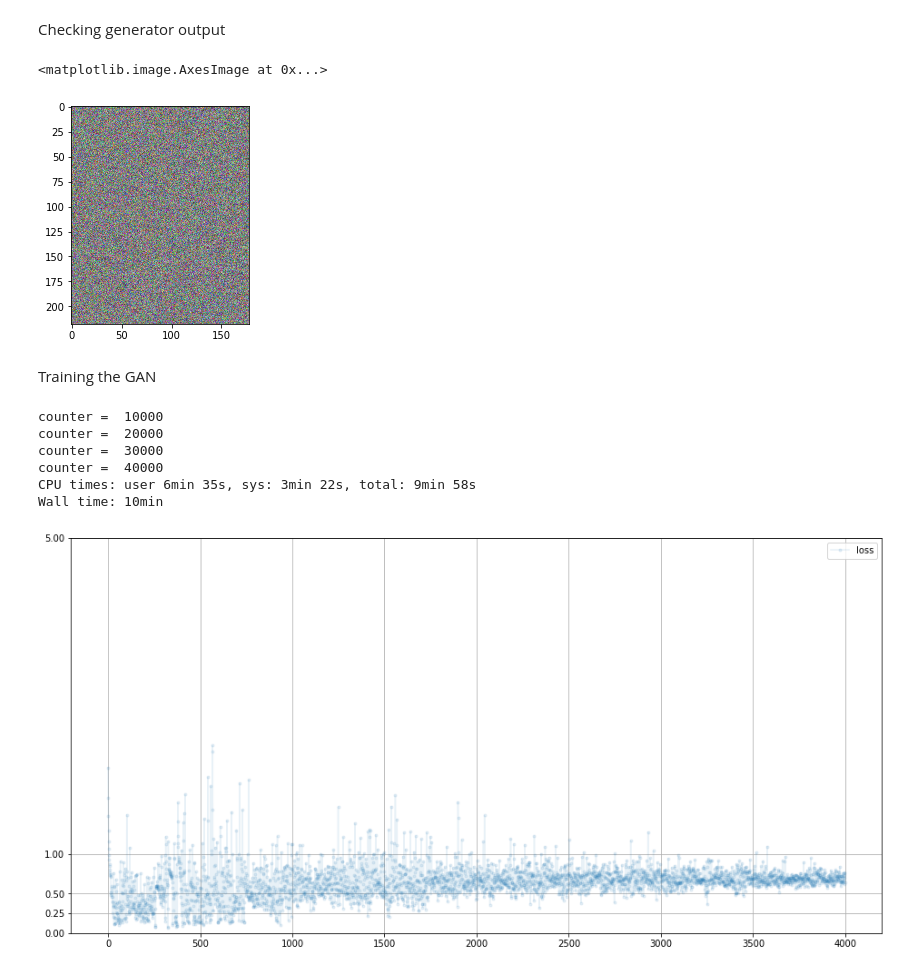
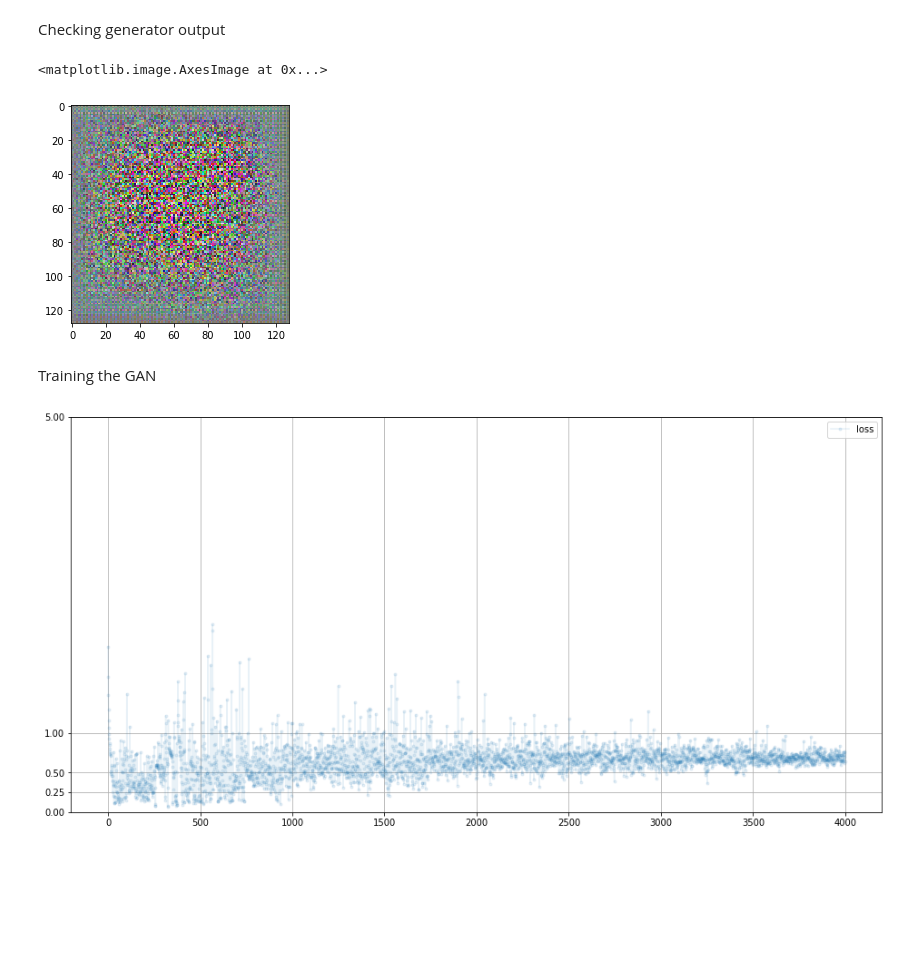
Before and after one commit to Azuremis/make_your_first_gan_with_pytorch, a Jupyter notebook: human_face_gan_cnn.ipynb, the cells around one changed output. Saved outputs shown, nothing was run; the diff lists cells and outputs as text; code cells hidden in the pictures; blank space fills up the shorter version.

```diff
--- a/human_face_gan_cnn.ipynb
+++ b/human_face_gan_cnn.ipynb
@@ -226,12 +226,26 @@ class Generator(nn.Module):
         # set up layers
         self.model = nn.Sequential(
 
-            nn.Linear(100, 300),
-            nn.LeakyReLU(),
-            nn.LayerNorm(300),
-            nn.Linear(300, 218*178*3),
-            nn.Sigmoid(),
-            View((218, 178, 3))
+            # seed tensor transformation
+            nn.Linear(100, 3*11*11),
+            nn.LeakyReLU(0.02),
+
+            # reshape to 4d
+            View((1, 3, 11, 11)),
+
+            # 3 transpose convolutional layers
+            nn.ConvTranspose2d(3, 256, kernel_size=8, stride=2),
+            nn.LeakyReLU(0.02),
+            nn.BatchNorm2d(256),
+
+            nn.ConvTranspose2d(256, 256, kernel_size=8, stride=2),
+            nn.LeakyReLU(0.02),
+            nn.BatchNorm2d(256),
+
+            nn.ConvTranspose2d(256, 3, kernel_size=8, stride=2, padding=1),
+            nn.BatchNorm2d(3),
+            nn.Sigmoid()
+
         )
 
         # set up optimiser
@@ -279,17 +293,19 @@ def generate_random_seed(size):
 # %%
 # check that generated data is right type and shape
 seed = generate_random_seed(100)
 gener = Generator()
 
 # move model to cuda device
 gener.to(device)
 
 output = gener.forward(seed)
-img = output.detach().cpu().numpy()
+#print(output)
+
+img = output.detach().permute(0, 2, 3, 1).view(128, 128, 3).cpu().numpy()
 plt.imshow(img, interpolation="none", cmap="Blues")
 # %% [output]
 <matplotlib.image.AxesImage at 0x...>
-[figure, old version]
+[figure, new version]
 # %% [markdown]
 Training the GAN
 # %%
@@ -317,13 +333,6 @@ for i in range(epochs):
 
         # train the generator
         Gen.train(Dis, generate_random_seed(100), torch.cuda.FloatTensor([1.0]))
-# %% [output]
-counter =  10000
-counter =  20000
-counter =  30000
-counter =  40000
-CPU times: user 6min 35s, sys: 3min 22s, total: 9min 58s
-Wall time: 10min
 # %%
 # plot discriminator loss
 Dis.plot_progress()
```
Also changed, not shown: parts of 3 cells of this notebook.
